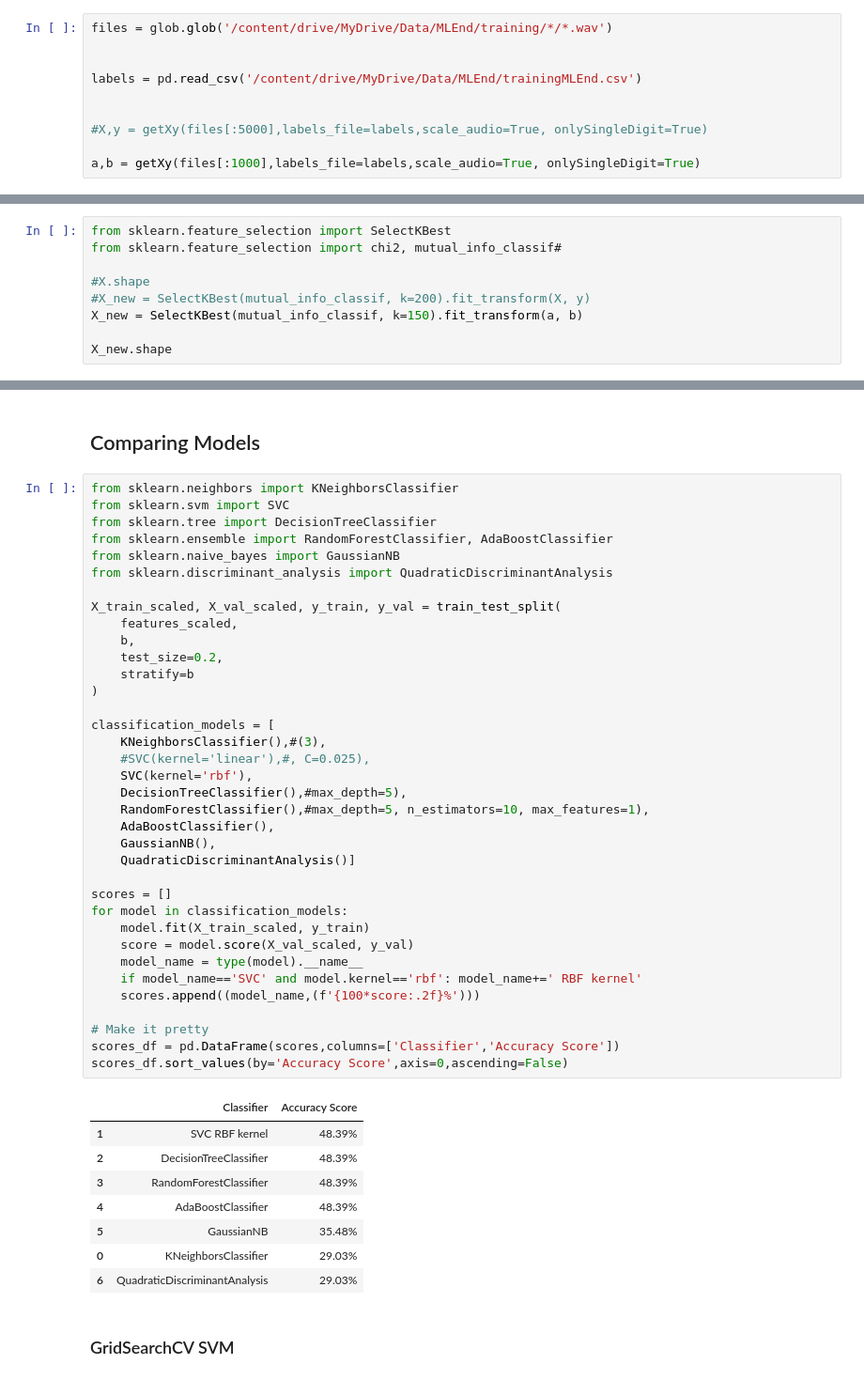
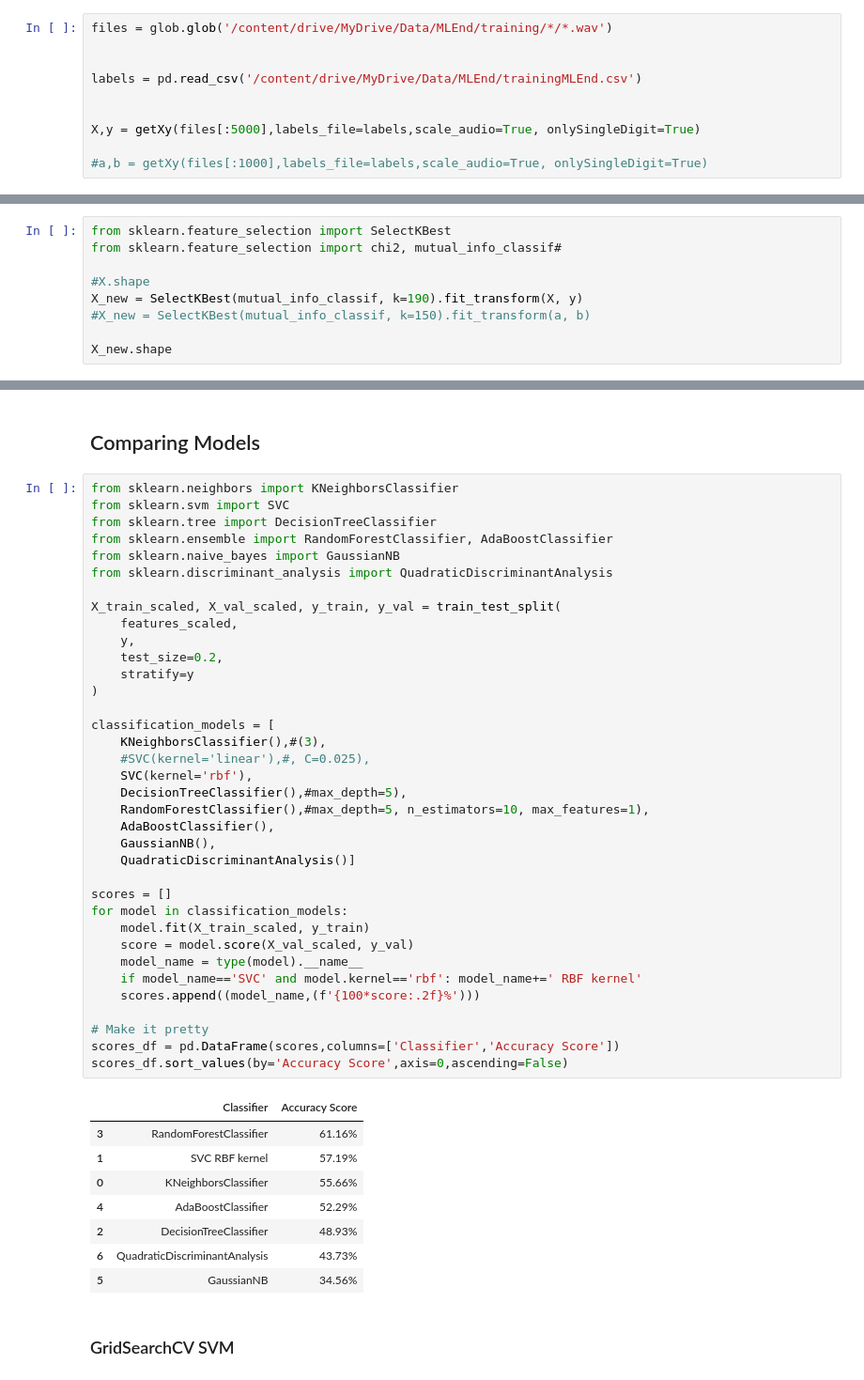
Before and after one commit to MoadSaadKhorchef/QMUL-BIG-DATA-SCIENCE, a Jupyter notebook: Couseworks/MACHINE LEARNING/CW2 - Mini Project/Testing.ipynb, the cells around one changed output, grey strips where cells are left out. Shown at 94% size. Drawn from its saved outputs; the diff is of its cells as text.

```diff
--- a/Couseworks/MACHINE LEARNING/CW2 - Mini Project/Testing.ipynb
+++ b/Couseworks/MACHINE LEARNING/CW2 - Mini Project/Testing.ipynb
@@ -136,6 +136,6 @@ files = glob.glob('/content/drive/MyDrive/Data/MLEnd/training/*/*.wav')
 labels = pd.read_csv('/content/drive/MyDrive/Data/MLEnd/trainingMLEnd.csv')
 
 
-#X,y = getXy(files[:5000],labels_file=labels,scale_audio=True, onlySingleDigit=True)
+X,y = getXy(files[:5000],labels_file=labels,scale_audio=True, onlySingleDigit=True)
 
-a,b = getXy(files[:1000],labels_file=labels,scale_audio=True, onlySingleDigit=True)
+#a,b = getXy(files[:1000],labels_file=labels,scale_audio=True, onlySingleDigit=True)
@@ -161,8 +157,8 @@ from sklearn.feature_selection import SelectKBest
 from sklearn.feature_selection import chi2, mutual_info_classif#
 
 #X.shape
-#X_new = SelectKBest(mutual_info_classif, k=200).fit_transform(X, y)
-X_new = SelectKBest(mutual_info_classif, k=150).fit_transform(a, b)
+X_new = SelectKBest(mutual_info_classif, k=190).fit_transform(X, y)
+#X_new = SelectKBest(mutual_info_classif, k=150).fit_transform(a, b)
 
 X_new.shape
 # %% [output]
@@ -286,42 +281,42 @@ from sklearn.naive_bayes import GaussianNB
 from sklearn.discriminant_analysis import QuadraticDiscriminantAnalysis
 
 X_train_scaled, X_val_scaled, y_train, y_val = train_test_split(
     features_scaled,
-    b,
+    y,
     test_size=0.2,
-    stratify=b
+    stratify=y
 )
 
 classification_models = [
     KNeighborsClassifier(),#(3),
     #SVC(kernel='linear'),#, C=0.025),
     SVC(kernel='rbf'),
     DecisionTreeClassifier(),#max_depth=5),
     RandomForestClassifier(),#max_depth=5, n_estimators=10, max_features=1),
     AdaBoostClassifier(),
     GaussianNB(),
     QuadraticDiscriminantAnalysis()]
 
 scores = []
 for model in classification_models:
     model.fit(X_train_scaled, y_train)
     score = model.score(X_val_scaled, y_val)
     model_name = type(model).__name__
     if model_name=='SVC' and model.kernel=='rbf': model_name+=' RBF kernel'
     scores.append((model_name,(f'{100*score:.2f}%')))
 
 # Make it pretty
 scores_df = pd.DataFrame(scores,columns=['Classifier','Accuracy Score'])
 scores_df.sort_values(by='Accuracy Score',axis=0,ascending=False)
 # %% [output]
 |  | Classifier | Accuracy Score |
-| 1 | SVC RBF kernel | 48.39% |
-| 2 | DecisionTreeClassifier | 48.39% |
-| 3 | RandomForestClassifier | 48.39% |
-| 4 | AdaBoostClassifier | 48.39% |
-| 5 | GaussianNB | 35.48% |
-| 0 | KNeighborsClassifier | 29.03% |
-| 6 | QuadraticDiscriminantAnalysis | 29.03% |
+| 3 | RandomForestClassifier | 61.16% |
+| 1 | SVC RBF kernel | 57.19% |
+| 0 | KNeighborsClassifier | 55.66% |
+| 4 | AdaBoostClassifier | 52.29% |
+| 2 | DecisionTreeClassifier | 48.93% |
+| 6 | QuadraticDiscriminantAnalysis | 43.73% |
+| 5 | GaussianNB | 34.56% |
 # %% [markdown]
 ### GridSearchCV SVM
 # %%
```
Also changed, not shown: parts of 10 cells of this notebook.
